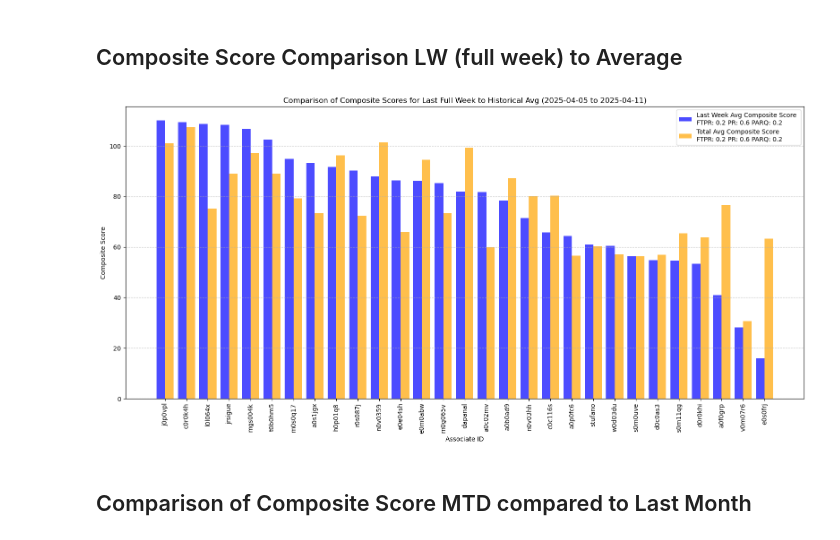
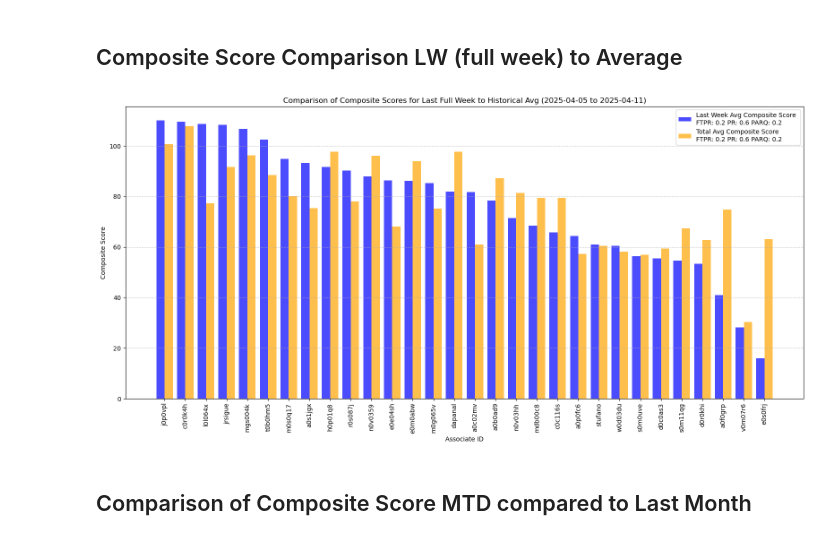
Before and after one commit to toogoodbruh/WalmartMetrics, a Jupyter notebook: WalmartAssociateMetrics.ipynb, the cells around one changed output. Cells and saved outputs as stored; diff of their text form; code cells hidden in the pictures.

Commit message:
added processing for other stores

```diff
--- a/WalmartAssociateMetrics.ipynb
+++ b/WalmartAssociateMetrics.ipynb
@@ -303,7 +440,7 @@ names_to_ids = {
     'stufano': 'Sharon Tufano', 't0b0hm5': 'Tierra Brown', 'g0n018d': 'Gabriel Nydick',
     'd0c0as3': 'Danielle Casiano', 'azi0001': 'Ammad Iqbal', 'm0t03tx': 'Milton Torres',
     'p0c096p': 'Pablo Chavez', 'i0s01rf': 'Ivet Saquicela', 's0m11qg': 'Shubhada Mengle',
-    'mdb00c8': 'Mathew Bednarczuk', 'v0m07r6': 'Victoria Morales', 'jfmcken' : 'John Mckenna',
+    'mdb00c8': 'Matthew Bednarczuk', 'v0m07r6': 'Victoria Morales', 'jfmcken' : 'John Mckenna',
     'kdkheti' : 'Kishor Khetia', 'c0c116s' : 'Christina Cucitro', 'w0d03du' : 'Wijesiri Desilva',
     'hkmanga' : 'Harminder Mangat', 'dapanal' : 'Danilo Panales', 'c0p07a7' : 'Chatna Patel',
     'rsw000v' : 'Rasheed Wallace', 'r0s087j' : 'Renu Singh', 'slmorab' : 'Stephanie Morabito', 'Total': 'Total'
@@ -1931,6 +2177,11 @@ df = df.sort_values('Day of Pick Date')
 df['Day of Week'] = df['Day of Pick Date'].dt.dayofweek
 df['Week of Year'] = df['Day of Pick Date'].dt.isocalendar().week
 df['Is Weekend'] = (df['Day of Week'] >= 5).astype(int)
+numeric_features = ['Pick Hours', 'Qty Req to Pick', 'Picked As Req Qty', 'Is Weekend']
+
+for col in numeric_features:
+    df[col] = pd.to_numeric(df[col], errors='coerce')
+
 
 # Step 3: Time-Based Split (Train on Past, Predict Future)
 split_date = df['Day of Pick Date'].quantile(0.8)
@@ -2231,6 +2487,10 @@ df.loc[(df['Associate ID'] == 'mgs004k') & (df['Day of Pick Date'].astype('datet
 # Step 1: Compute historical averages for each associate
 df[features_list] = df[features_list].apply(pd.to_numeric, errors='coerce')
 associate_averages = df.groupby(['Associate ID', 'Associate Name'])[features_list].mean().reset_index()
+df_3266 = df[df['Store #'] == 3266]
+
+df_3266[features_list] = df_3266[features_list].apply(pd.to_numeric, errors='coerce')
+associate_averages = df_3266.groupby(['Associate ID', 'Associate Name'])[features_list].mean().reset_index()
 
 # Step 2: Create input data for each associate
 # Add a future date column for clarity (optional)
@@ -2331,13 +2597,16 @@ Predicted Performance Based on the Last Full Week (2025-04-05 to 2025-04-11):
 # Plotting side-by-side bar plot for average Composite Score and total Picked As Req Qty
 # Ensure columns like 'Picked As Req Qty' are numeric and handle any missing data
 df['Picked As Req Qty'] = pd.to_numeric(df['Picked As Req Qty'], errors='coerce')  # Convert to numeric, coerce errors to NaN
-df['Composite_Score'] = pd.to_numeric(df['Composite_Score'], errors='coerce')  # Convert to numeric, coerce errors to NaN
+df['Composite Score'] = pd.to_numeric(df['Composite Score'], errors='coerce')  # Convert to numeric, coerce errors to NaN
+df_3266['Picked As Req Qty'] = pd.to_numeric(df_3266['Picked As Req Qty'], errors='coerce')  # Convert to numeric, coerce errors to NaN
+df_3266['Composite Score'] = pd.to_numeric(df_3266['Composite Score'], errors='coerce')  # Convert to numeric, coerce errors to NaN
 
 # Drop rows where the 'Picked As Req Qty' is NaN since we can't sum them
-df_clean = df.dropna(subset=['Picked As Req Qty', 'Composite_Score'])
+#df_clean = df.dropna(subset=['Picked As Req Qty', 'Composite Score'])
+df_clean = df_3266.dropna(subset=['Picked As Req Qty', 'Composite Score'])
 
 # Grouping by Associate ID and calculating the average Pick Rate and total Picked As Req Qty
-avg_composite_score = df_clean.groupby('Associate ID')['Composite_Score'].mean().sort_values(ascending=False)
+avg_composite_score = df_clean.groupby('Associate ID')['Composite Score'].mean().sort_values(ascending=False)
 total_picked_qty = df_clean.groupby('Associate ID')['Picked As Req Qty'].sum()
 
 # Plotting side-by-side bar plot for average Pick Rate and total Picked As Req Qty
@@ -2474,7 +2753,7 @@ import pandas as pd
 import matplotlib.pyplot as plt
 
 # Step 2: Filter for full weeks
-full_weeks = df.groupby('Week').filter(is_full_week)
+full_weeks = df_3266.groupby('Week').filter(is_full_week)
 
 # Step 3: Identify the last full week
 last_full_week = full_weeks['Week'].max()  # Get the most recent full week
@@ -2482,15 +2761,15 @@ last_full_week = full_weeks['Week'].max()  # Get the most recent full week
 # Step 4: Extract data for the last full week
 last_week_data = full_weeks[full_weeks['Week'] == last_full_week].copy()
 
-# Step 5: Filter associates with Composite_Score > 0
-last_week_data = last_week_data[last_week_data['Composite_Score'] > 0]
+# Step 5: Filter associates with Composite Score > 0
+last_week_data = last_week_data[last_week_data['Composite Score'] > 0]
 
-# Fill NaN values in 'Composite_Score' (if any)
-last_week_data['Composite_Score'] = last_week_data['Composite_Score'].fillna(0)
+# Fill NaN values in 'Composite Score' (if any)
+last_week_data['Composite Score'] = last_week_data['Composite Score'].fillna(0)
 
 # Step 6: Group by Associate ID and calculate average Composite Score for the last week
 avg_composite_score_last_week = (
-    last_week_data.groupby('Associate ID')['Composite_Score']
+    last_week_data.groupby('Associate ID')['Composite Score']
     .mean()
     .sort_values(ascending=False)
 )
@@ -2498,8 +2777,8 @@ avg_composite_score_last_week = (
 # Step 7: Filter total average Composite Score to include only IDs in last_week_data
 associate_ids_last_week = last_week_data['Associate ID'].unique()  # Get unique Associate IDs from last_week_data
 total_avg_composite_score = (
-    df[df['Composite_Score'] > 0]
-    .groupby('Associate ID')['Composite_Score']
+    df_3266[df_3266['Composite Score'] > 0]
+    .groupby('Associate ID')['Composite Score']
     .mean()
     .loc[associate_ids_last_week]  # Filter to include only Associate IDs from last_week_data
 )
@@ -2528,34 +2807,34 @@ ax.bar(
 )
 
 ax.bar(
     [pos + width / 2 for pos in x],
     comparison_df['Total Avg Composite Score'],
     width=width,
     label=f'Total Avg Composite Score \nFTPR: {ftpr_modifier} PR: {pickrate_modifier} PARQ: {picked_as_req_modifier}',
     color='orange',
     alpha=0.7
 )
 
 # Set labels and title
 ax.set_xlabel('Associate ID')
 ax.set_ylabel(f'Composite Score')
 ax.set_title(f'Comparison of Composite Scores for Last Full Week to Historical Avg ({last_full_week})')
 
 # Set x-ticks and labels
 ax.set_xticks(x)
 ax.set_xticklabels(comparison_df.index, rotation=90)
 
 # Add a legend
 ax.legend()
 
 # Display grid for better readability
 plt.grid(axis='y', linestyle='--', alpha=0.7)
 plt.tight_layout()
 
 # Show the plot
 plt.show()
 # %% [output]
-[figure, old version]
+[figure, new version]
 # %% [markdown]
 <h2>Comparison of Composite Score MTD compared to Last Month</h2>
 # %%
```
Also changed, not shown: parts of 73 cells of this notebook, 2 other files.
